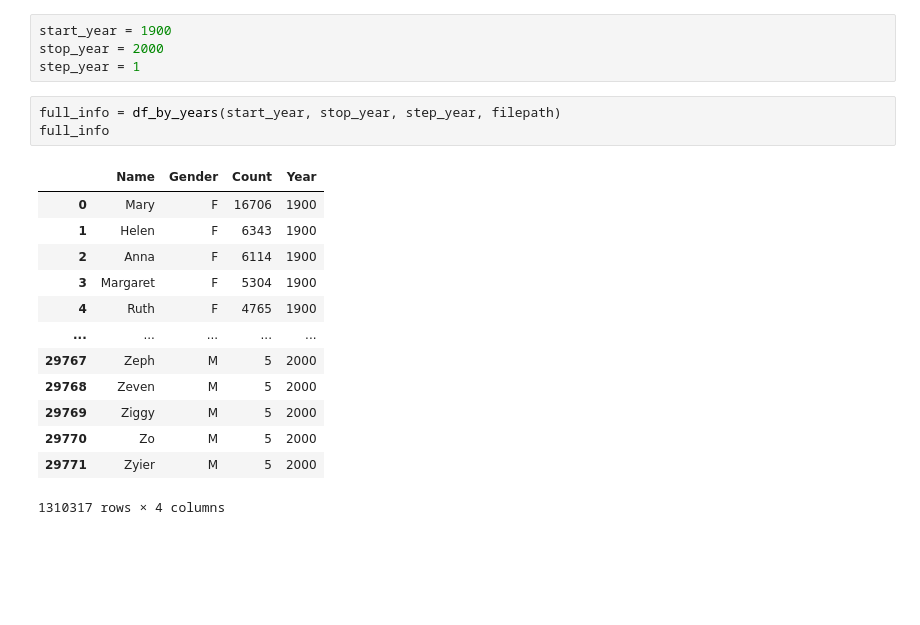
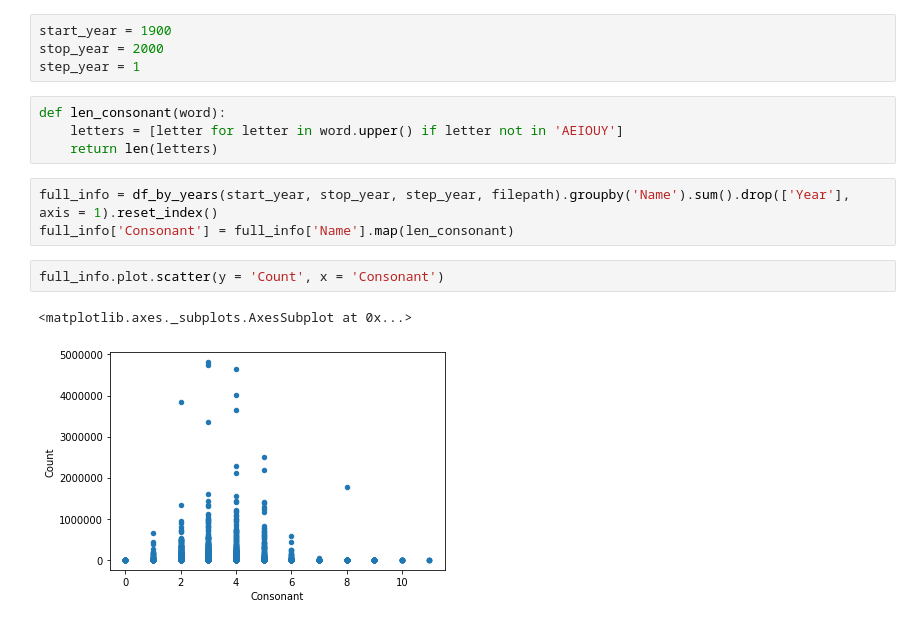
Before and after one commit to homutovan/ADPY_HW_2_6, a Jupyter notebook: ADPY_HW_2_6.ipynb, the cells around one changed output. Cells and saved outputs as stored; diff of their text form; blank space fills up the shorter version.

```diff
--- a/ADPY_HW_2_6.ipynb
+++ b/ADPY_HW_2_6.ipynb
@@ -66,20 +66,15 @@ target_info.plot.pie(y = 'Count', radius = 1.5, legend = None)
 start_year = 1900
 stop_year = 2000
 step_year = 1
+# %%
+def len_consonant(word):
+    letters = [letter for letter in word.upper() if letter not in 'AEIOUY']
+    return len(letters)
 # %%
-full_info = df_by_years(start_year, stop_year, step_year, filepath)
-full_info
+full_info = df_by_years(start_year, stop_year, step_year, filepath).groupby('Name').sum().drop(['Year'], axis = 1).reset_index()
+full_info['Consonant'] = full_info['Name'].map(len_consonant)
-# %% [output]
-|  | Name | Gender | Count | Year |
-| 0 | Mary | F | 16706 | 1900 |
-| 1 | Helen | F | 6343 | 1900 |
-| 2 | Anna | F | 6114 | 1900 |
-| 3 | Margaret | F | 5304 | 1900 |
-| 4 | Ruth | F | 4765 | 1900 |
-| ... | ... | ... | ... | ... |
-| 29767 | Zeph | M | 5 | 2000 |
-| 29768 | Zeven | M | 5 | 2000 |
-| 29769 | Ziggy | M | 5 | 2000 |
-| 29770 | Zo | M | 5 | 2000 |
-| 29771 | Zyier | M | 5 | 2000 |
-1310317 rows × 4 columns
+# %%
+full_info.plot.scatter(y = 'Count', x = 'Consonant')
+# %% [output]
+<matplotlib.axes._subplots.AxesSubplot at 0x...>
+[figure, added]
```
Also changed, not shown: 1 other file.
